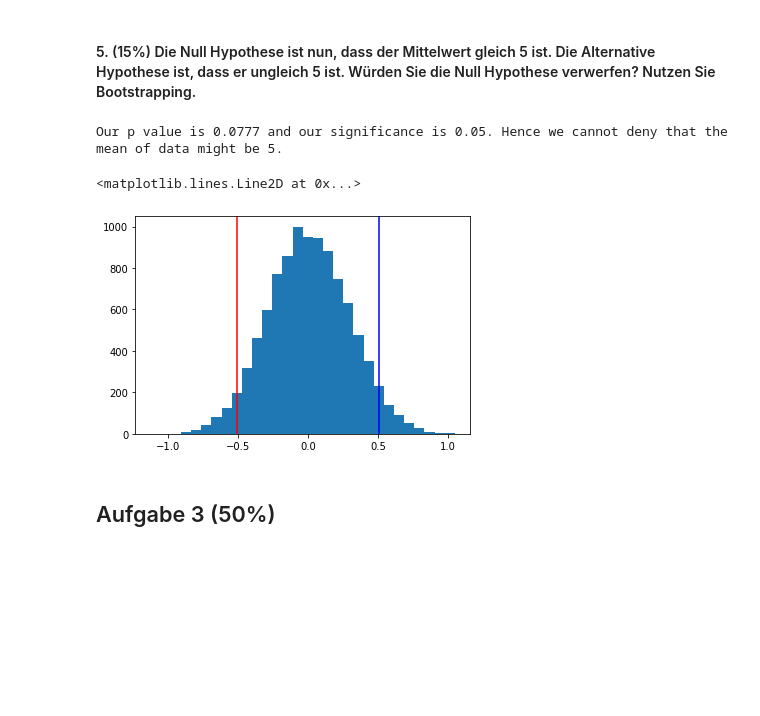
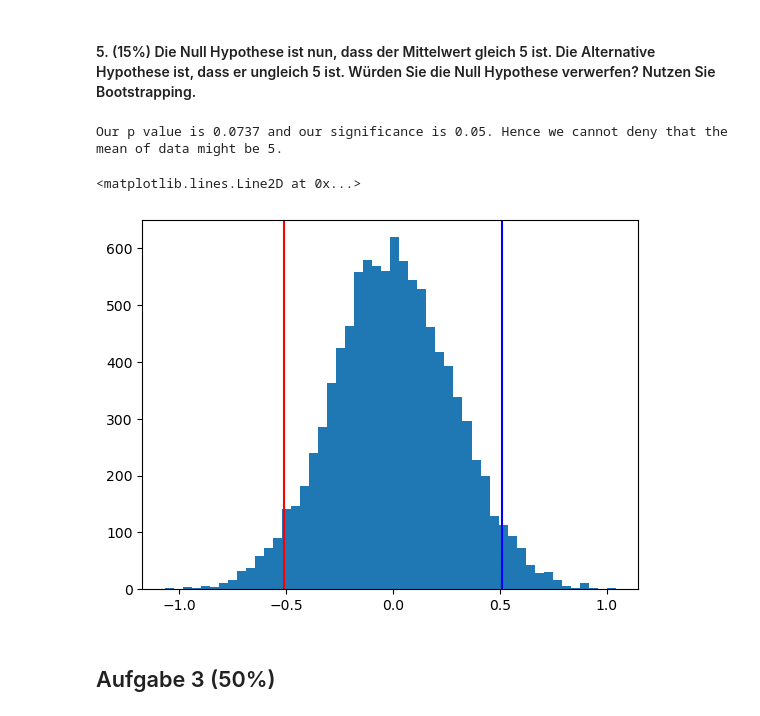
Before and after one commit to tomschewski/datascience1exercise, a Jupyter notebook: Exercise06/Exercise.ipynb, the cells around one changed output. Saved outputs shown, nothing was run; the diff lists cells and outputs as text; code cells hidden in the pictures; blank space fills up the shorter version.

```diff
--- a/Exercise06/Exercise.ipynb
+++ b/Exercise06/Exercise.ipynb
@@ -107,29 +106,29 @@ BootstrapResult(confidence_interval=ConfidenceInterval(low=4.9432153890451005, h
 # %%
 #kann man bereits am Konfidenzintervall ablesesn, das selbst bei 95% der Wert 5 im Intervall enthalten ist. Somit können wir ihn nicht ausschließen
 
 signifikanz = 0.05 # da wie ein 95% Intervall haben
 test_size = 10000
 mean_bootstrap = np.array([])
 
 for i in range(test_size):
     sample = np.random.choice(data, size=len(data), replace=True)
     mean_bootstrap = np.append(mean_bootstrap, sample.mean())
 
 mean_bootstrap = mean_bootstrap - data.mean()
 mean_data = data.mean() - 5
 
 # calculate p value
 p = np.sum(np.abs(mean_bootstrap) >= mean_data) / test_size
 
 print(f'Our p value is {p} and our significance is {signifikanz}. Hence we cannot deny that the mean of data might be 5.')
 
-plt.hist(mean_bootstrap, bins=30)
+plt.hist(mean_bootstrap, bins=50)
 plt.axvline(x=0-mean_data, color='red')
 plt.axvline(x=mean_data, color='blue')
 # %% [output]
-Our p value is 0.0777 and our significance is 0.05. Hence we cannot deny that the mean of data might be 5.
+Our p value is 0.0737 and our significance is 0.05. Hence we cannot deny that the mean of data might be 5.
 <matplotlib.lines.Line2D at 0x...>
-[figure, old version]
+[figure, new version]
 # %% [markdown]
 ## Aufgabe 3 (50%)
 # %% [markdown]
```
Also changed, not shown: parts of 8 cells of this notebook.
